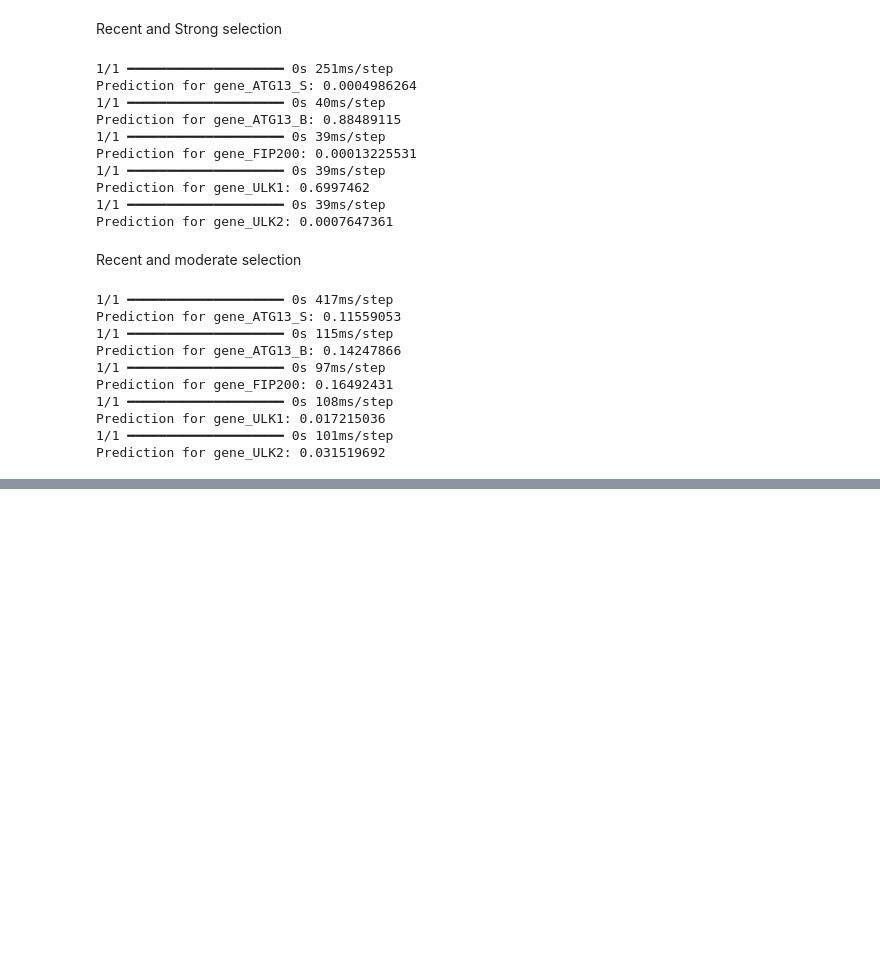
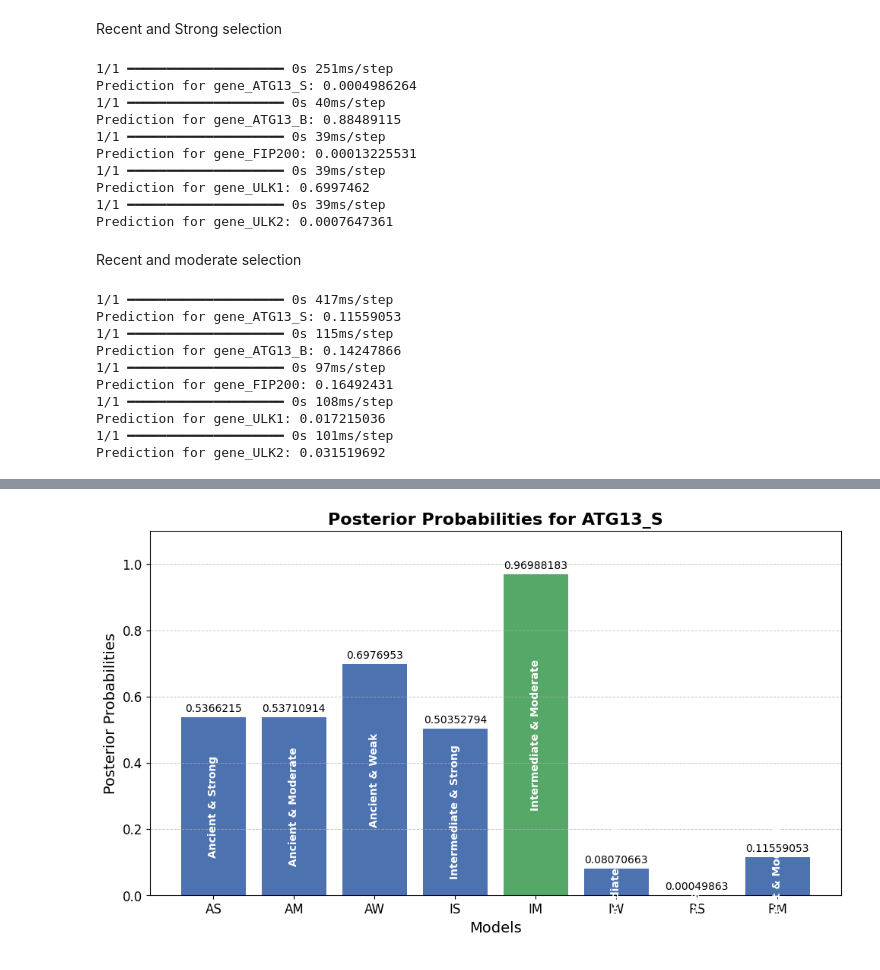
Before and after one commit to Djinho/EvoNet-CNN-Insight, a Jupyter notebook: Autophagy_related_Genes/Autophagy_Related_Genes_test.ipynb, the cells around one changed output, grey strips where cells are left out. Cells and saved outputs as stored; diff of their text form; code cells hidden in the pictures; blank space fills up the shorter version.

```diff
--- a/Autophagy_related_Genes/Autophagy_Related_Genes_test.ipynb
+++ b/Autophagy_related_Genes/Autophagy_Related_Genes_test.ipynb
@@ -458,0 +463,80 @@ Prediction for gene_ULK2: 0.031519692
+# %%
+import matplotlib.pyplot as plt
+import numpy as np
+
+# Data with abbreviations and full names
+models = [
+    'AS',  # Ancient & Strong
+    'AM',  # Ancient & Moderate
+    'AW',  # Ancient & Weak
+    'IS',  # Intermediate & Strong
+    'IM',  # Intermediate & Moderate
+    'IW',  # Intermediate & Weak
+    'RS',  # Recent & Strong
+    'RM'   # Recent & Moderate
+]
+
+full_names = [
+    'Ancient & Strong',
+    'Ancient & Moderate',
+    'Ancient & Weak',
+    'Intermediate & Strong',
+    'Intermediate & Moderate',
+    'Intermediate & Weak',
+    'Recent & Strong',
+    'Recent & Moderate'
+]
+
+posterior_probabilities = [
+    0.5366215,
+    0.53710914,
+    0.6976953,
+    0.50352794,
+    0.96988183,
+    0.08070663,
+    0.0004986264,
+    0.11559053
+]
+
+# Color highlighting for highest and lowest values
+colors = ['#4c72b0'] * len(models)  # A more neutral blue color for all bars
+max_index = np.argmax(posterior_probabilities)
+min_index = np.argmin(posterior_probabilities)
+colors[max_index] = '#55a868'  # Green for the highest value
+colors[min_index] = '#c44e52'  # Red for the lowest value
+
+# Plotting
+plt.figure(figsize=(10, 6))
+bars = plt.bar(models, posterior_probabilities, color=colors)
+plt.xlabel('Models', fontsize=14)
+plt.ylabel('Posterior Probabilities', fontsize=14)
+plt.title('Posterior Probabilities for ATG13_S', fontsize=16, weight='bold')
+plt.ylim(0, 1.1)  # Adjust y-axis limit for better visibility
+
+# Adding full names inside the bars, vertically
+for bar, full_name in zip(bars, full_names):
+    yval = bar.get_height()
+    plt.text(
+        bar.get_x() + bar.get_width()/2, yval / 2,  # Place in the middle of the bar
+        full_name,
+        ha='center',
+        va='center',
+        rotation='vertical',
+        fontsize=10,
+        color='white',
+        weight='bold'
+    )
+    plt.text(bar.get_x() + bar.get_width()/2, yval + 0.01, round(yval, 8), ha='center', va='bottom', fontsize=10)
+
+# Adding gridlines for a more scientific look
+plt.grid(True, which='both', axis='y', linestyle='--', linewidth=0.7, alpha=0.7)
+
+# Enhancing overall style
+plt.xticks(fontsize=12)
+plt.yticks(fontsize=12)
+plt.tight_layout()  # Adjust layout to prevent label cutoff
+
+# Show the plot
+plt.show()
+# %% [output]
+[figure, added]
```
Also changed, not shown: parts of 5 cells of this notebook.
